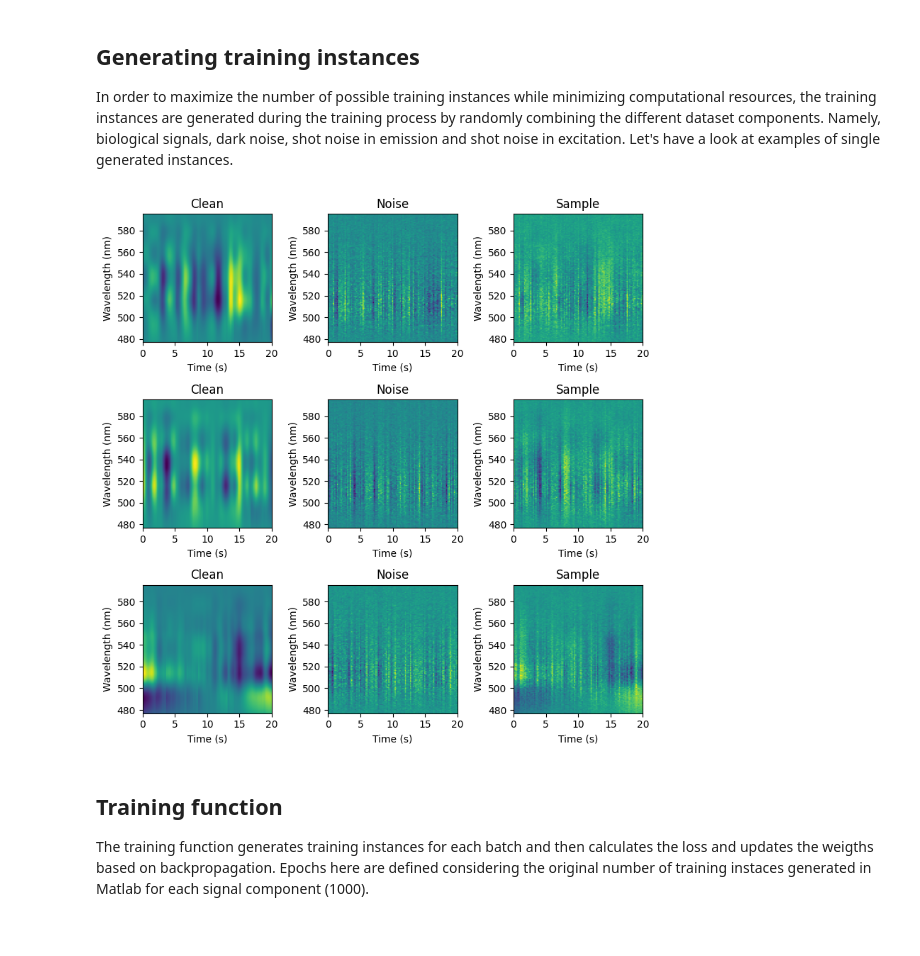
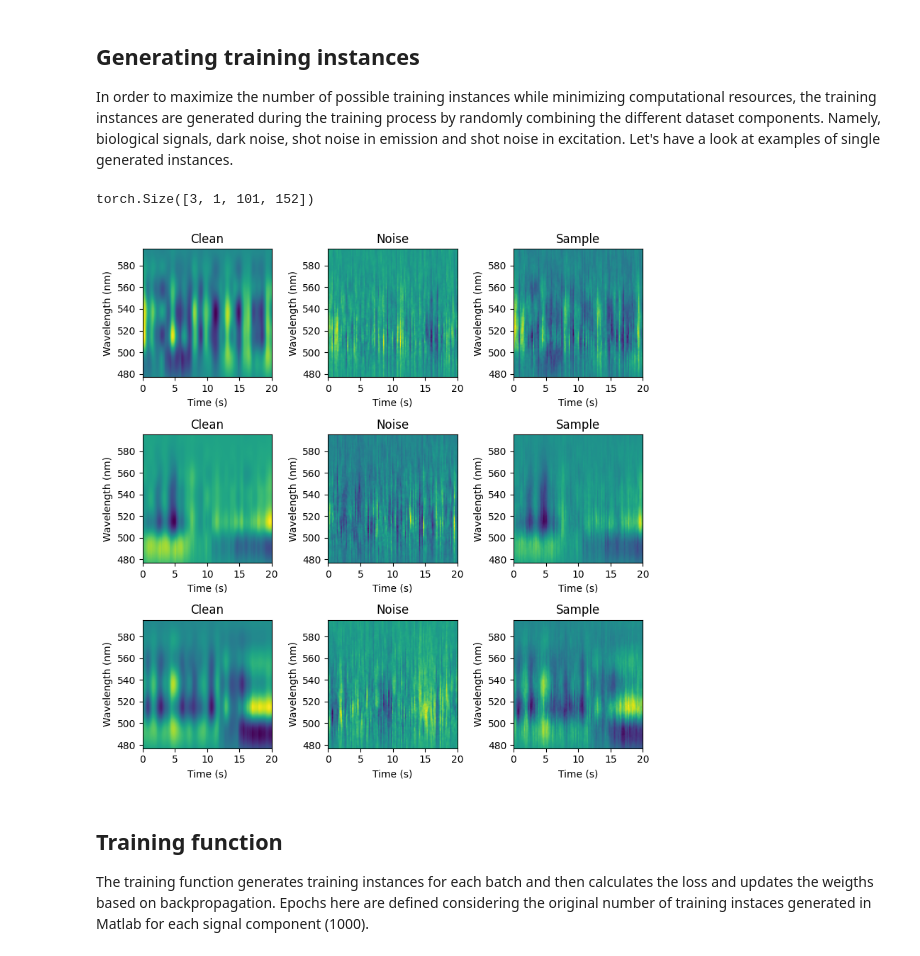
Before and after one commit to rmodosantos/DeepDenoise, a Jupyter notebook: notebooks/Training.ipynb, the cells around one changed output. Cells and saved outputs as stored; diff of their text form; code cells hidden in the pictures.

```diff
--- a/notebooks/Training.ipynb
+++ b/notebooks/Training.ipynb
@@ -111,7 +111,8 @@ from scipy.io import loadmat
 Load data to build training instances
 # %%
 #load data from mat files
-data_origin = loadmat('/content/drive/MyDrive/Projects/Data/DeepDenoise/noise_dataset3.mat')
+#data_origin = loadmat('/content/drive/MyDrive/Projects/Data/DeepDenoise/noise_dataset3.mat')
+data_origin = loadmat('/content/drive/MyDrive/Projects/Data/DeepDenoise/noise_components_dataset_smooth_spec.mat')
 #test_origin = loadmat('/content/drive/MyDrive/Projects/Data/DeepDenoise/test_dataset.mat')
 # %% [markdown]
 Set the device to work on: GPU or CPU
@@ -137,0 +200,40 @@ train_shot = torch.tensor(data_origin['train_shot'],dtype=torch.float,device=dev
+# %%
+#Create datasets
+
+#clean data (biological signals)
+data_oxyhb = torch.tensor(data_origin['OxyHb'],dtype=torch.float,device=dev)
+data_hb = torch.tensor(data_origin['Hb'],dtype=torch.float,device=dev)
+data_hbabs = torch.tensor(data_origin['Hb_absorption'],dtype=torch.float,device=dev)
+data_oxyhbabs = torch.tensor(data_origin['OxyHb_absorption'],dtype=torch.float,device=dev)
+data_ACh = torch.tensor(data_origin['ACh_dynamics'],dtype=torch.float,device=dev)
+data_ACh_spec = torch.tensor(data_origin['ACh_spectrum'],dtype=torch.float,device=dev)
+data_Emission = torch.tensor(data_origin['Emission_average'],dtype=torch.float,device=dev)
+data_dark_spectra = torch.tensor(data_origin['dark_spectra'],dtype=torch.float,device=dev)
+data_shot_spectra = torch.tensor(data_origin['shot_spectra'],dtype=torch.float,device=dev)
+
+
+import torch.nn.functional as F
+
+def smooth(data, window_length=5):
+  window = torch.ones(window_length,device=dev) / window_length
+  data = data.squeeze()
+  smoothed_data = F.conv1d(data.unsqueeze(0).unsqueeze(0), window.unsqueeze(0).unsqueeze(0), padding=window_length // 2)
+  return smoothed_data.squeeze()
+
+#indices that can be sampled
+#indices1 = torch.nonzero(smooth(data_ACh,100)<torch.quantile(smooth(data_ACh,100),0.2))
+#indices2 = torch.nonzero(torch.logical_and(indices1>10*5+100, indices1<len(data_oxyhb)-10*5-10))
+#indices_to_sample = indices1[indices2].flatten()
+#print(np.shape(indices_to_sample))
+
+indices_to_sample = torch.arange(10*5+100,len(data_oxyhb)-10*5-10)
+indtrain_signals,indval_signals = random_split(indices_to_sample,[0.8,0.2])
+print(len(indtrain_signals))
+
+indices_to_sample = torch.arange(10*5,len(data_dark_spectra)-10*5)
+indtrain_noise,indval_noise = random_split(indices_to_sample,[0.8,0.2])
+
+#print(type(indices_to_sample))
+#trainset
+trainset = GenerateData(data_oxyhb,data_oxyhbabs,data_hb,data_hbabs,data_ACh,data_ACh_spec,
+                        data_Emission,data_dark_spectra,data_shot_spectra,indtrain_signals,indtrain_noise)
@@ -249,7 +335,8 @@ def plot_instances(data_clean, data_noise_dark, data_noise_shot, data_noise_ex,
 # %%
-plot_instances(train_clean,train_dark,train_shot,train_ex,wavelength,time)
+plot_instances(trainset,wavelength,time)
 # %% [output]
+torch.Size([3, 1, 101, 152])
-[figure, old version]
+[figure, new version]
 # %% [markdown]
 ## Training function
 The training function generates training instances for each batch and then calculates the loss and updates the weigths based on backpropagation. Epochs here are defined considering the original number of training instaces generated in Matlab for each signal component (1000).
```
Also changed, not shown: parts of 25 cells of this notebook, 1 other file.
